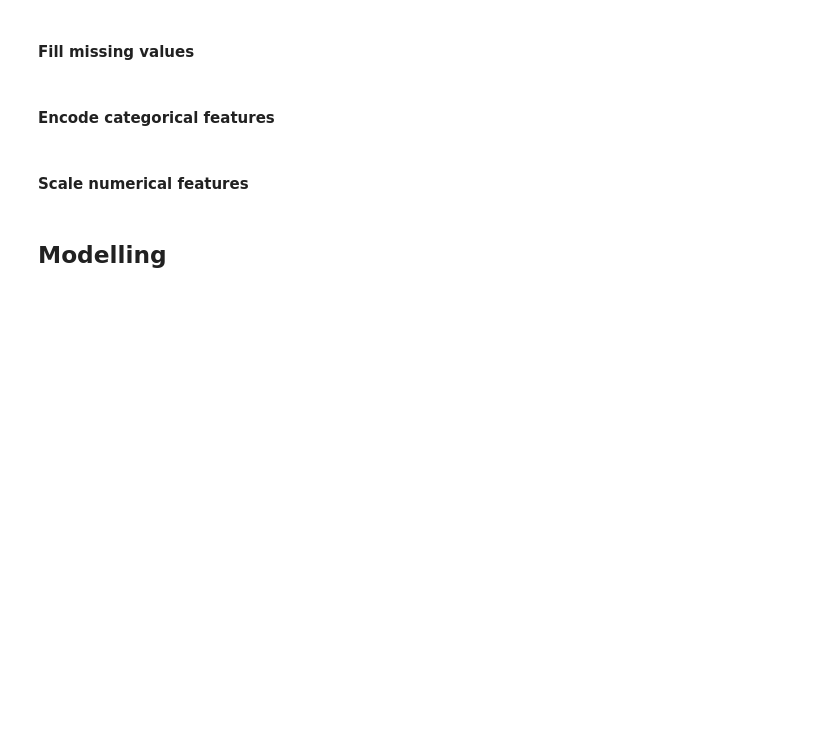
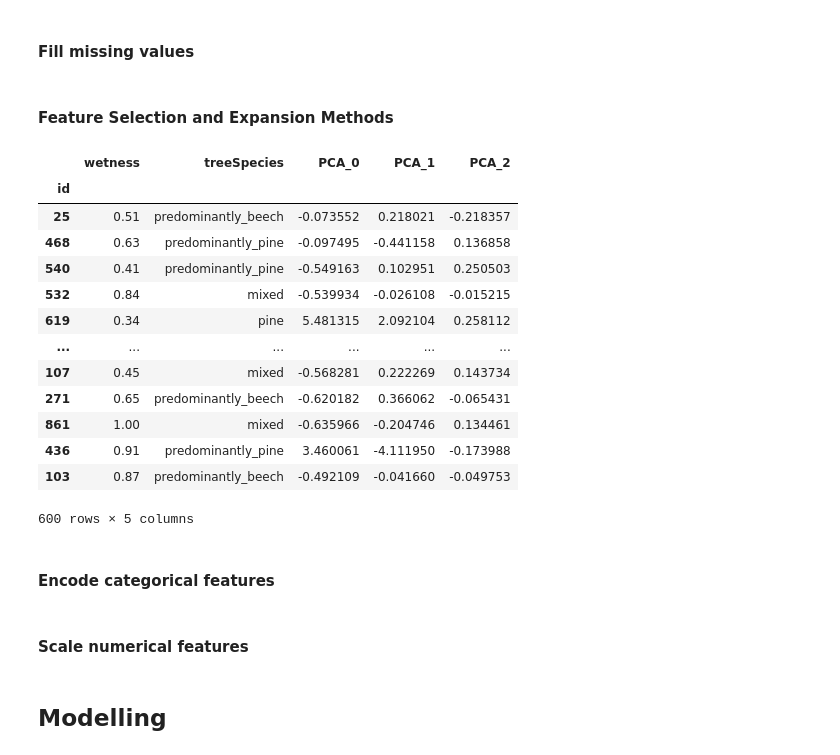
Before and after one commit to zausin33/kickstart_forests_jag_ai, a Jupyter notebook: notebooks/ML_Workflow.ipynb, the cells around one changed output. Saved outputs shown, nothing was run; the diff lists cells and outputs as text; code cells hidden in the pictures; blank space fills up the shorter version.

Commit message:
Add feature selection with PCA

```diff
--- a/notebooks/ML_Workflow.ipynb
+++ b/notebooks/ML_Workflow.ipynb
@@ -79,9 +112,51 @@ plt.show()
+# %%
+# Identify categorical and numerical columns
+categorical_cols = [col for col in X.columns if X[col].dtype == 'object']
+numerical_cols = [col for col in X.columns if col not in categorical_cols + ['id', 'lai']]
 # %% [markdown]
 #### Fill missing values
 # %%
 X_train[numerical_cols] = X_train[numerical_cols].fillna(X_train[numerical_cols].median())
 X_val[numerical_cols] = X_val[numerical_cols].fillna(X_train[numerical_cols].median())
 X_test[numerical_cols] = X_test[numerical_cols].fillna(X_train[numerical_cols].median())
+# %% [markdown]
+#### Feature Selection and Expansion Methods
+# %%
+pca = PCA(n_components=0.95)  # Retain 95% of variance
+X_train_pca = pca.fit_transform(X_train.iloc[:, 2:])
+X_val_pca = pca.transform(X_val.iloc[:, 2:])
+X_test_pca = pca.transform(X_test.iloc[:, 2:])
+
+# Convert the PCA results into a DataFrame
+X_train_pca_df = pd.DataFrame(X_train_pca, columns=[f'PCA_{i}' for i in range(X_train_pca.shape[1])], index=X_train.index)
+X_val_pca_df = pd.DataFrame(X_val_pca, columns=[f'PCA_{i}' for i in range(X_val_pca.shape[1])], index=X_val.index)
+X_test_pca_df = pd.DataFrame(X_test_pca, columns=[f'PCA_{i}' for i in range(X_test_pca.shape[1])], index=X_test.index)
+
+
+X_train = pd.concat([X_train.iloc[:, :2], X_train_pca_df], axis=1)
+X_val = pd.concat([X_val.iloc[:, :2], X_val_pca_df], axis=1)
+X_test = pd.concat([X_test.iloc[:, :2], X_test_pca_df], axis=1)
+
+# Identify new categorical and numerical columns
+categorical_cols = [col for col in X_train.columns if X_train[col].dtype == 'object']
+numerical_cols = [col for col in X_train.columns if col not in categorical_cols + ['id', 'lai']]
+# %%
+X_train
+# %% [output]
+|  | wetness | treeSpecies | PCA_0 | PCA_1 | PCA_2 |
+| id |  |  |  |  |  |
+| 25 | 0.51 | predominantly_beech | -0.073552 | 0.218021 | -0.218357 |
+| 468 | 0.63 | predominantly_pine | -0.097495 | -0.441158 | 0.136858 |
+| 540 | 0.41 | predominantly_pine | -0.549163 | 0.102951 | 0.250503 |
+| 532 | 0.84 | mixed | -0.539934 | -0.026108 | -0.015215 |
+| 619 | 0.34 | pine | 5.481315 | 2.092104 | 0.258112 |
+| ... | ... | ... | ... | ... | ... |
+| 107 | 0.45 | mixed | -0.568281 | 0.222269 | 0.143734 |
+| 271 | 0.65 | predominantly_beech | -0.620182 | 0.366062 | -0.065431 |
+| 861 | 1.00 | mixed | -0.635966 | -0.204746 | 0.134461 |
+| 436 | 0.91 | predominantly_pine | 3.460061 | -4.111950 | -0.173988 |
+| 103 | 0.87 | predominantly_beech | -0.492109 | -0.041660 | -0.049753 |
+600 rows × 5 columns
 # %% [markdown]
 #### Encode categorical features
 # %%
```
Also changed, not shown: parts of 18 cells of this notebook.
